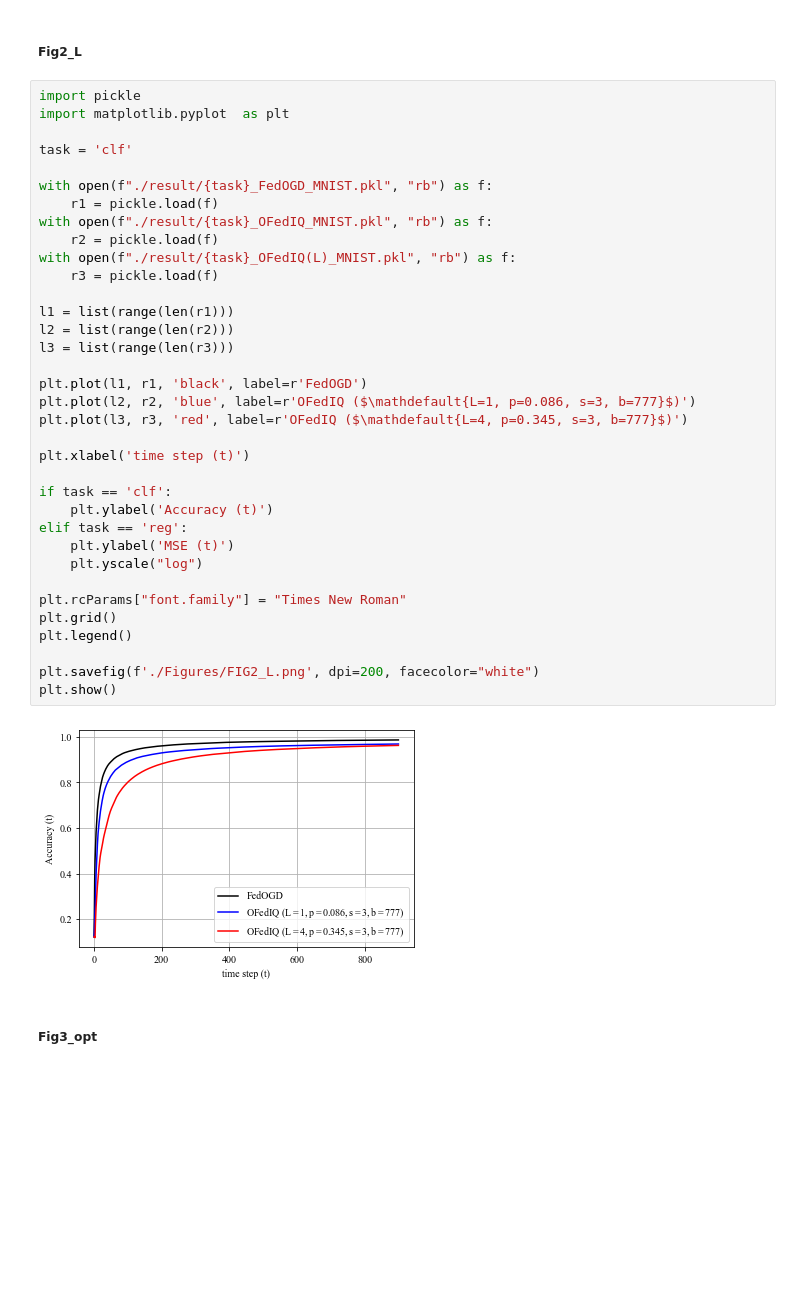
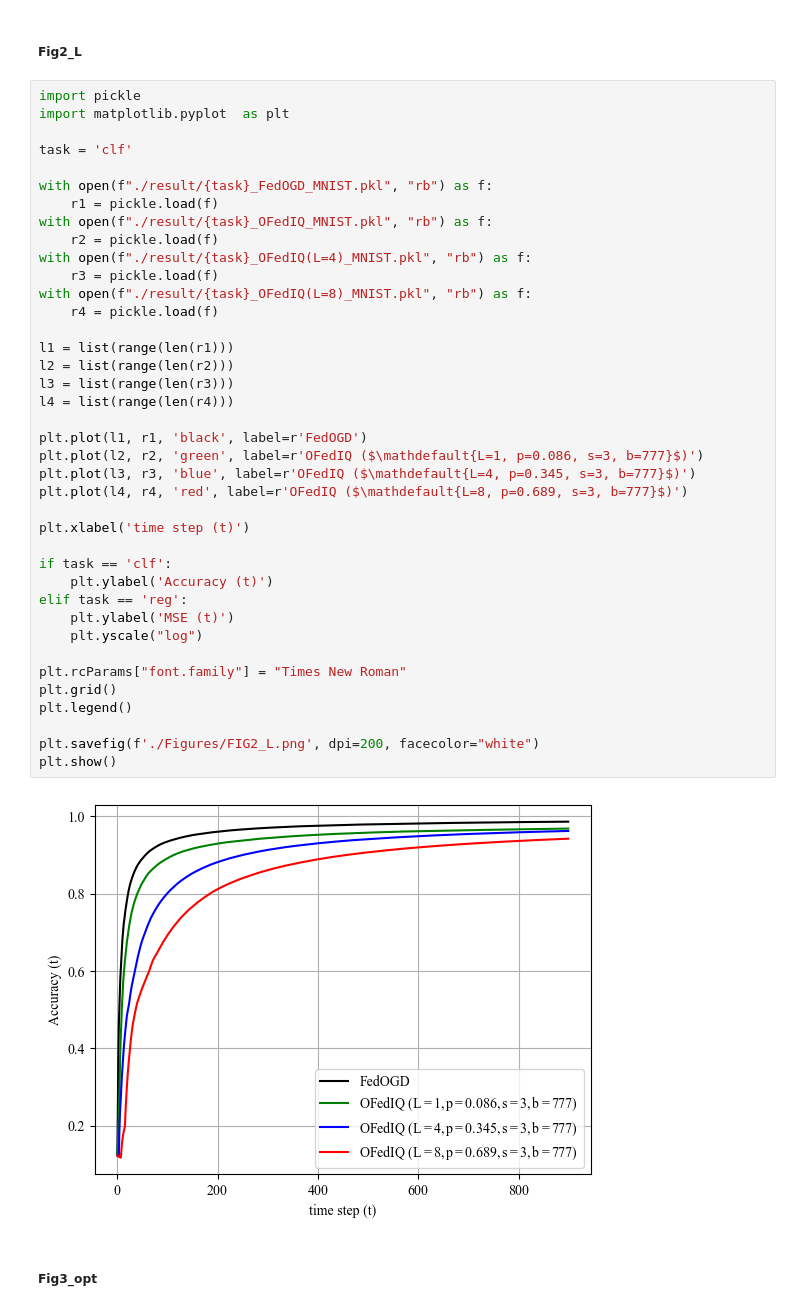
Before and after one commit to IISL-HYU/RegretAnalysis_OFL, a Jupyter notebook: plot.ipynb, the cells around one changed output. Saved outputs shown, nothing was run; the diff lists cells and outputs as text; blank space fills up the shorter version.

```diff
--- a/plot.ipynb
+++ b/plot.ipynb
@@ -43,37 +43,41 @@ import matplotlib.pyplot  as plt
 
 task = 'clf'
 
 with open(f"./result/{task}_FedOGD_MNIST.pkl", "rb") as f:
     r1 = pickle.load(f)
 with open(f"./result/{task}_OFedIQ_MNIST.pkl", "rb") as f:
     r2 = pickle.load(f)
-with open(f"./result/{task}_OFedIQ(L)_MNIST.pkl", "rb") as f:
+with open(f"./result/{task}_OFedIQ(L=4)_MNIST.pkl", "rb") as f:
     r3 = pickle.load(f)
+with open(f"./result/{task}_OFedIQ(L=8)_MNIST.pkl", "rb") as f:
+    r4 = pickle.load(f)
 
 l1 = list(range(len(r1)))
 l2 = list(range(len(r2)))
 l3 = list(range(len(r3)))
+l4 = list(range(len(r4)))
 
 plt.plot(l1, r1, 'black', label=r'FedOGD')
-plt.plot(l2, r2, 'blue', label=r'OFedIQ ($\mathdefault{L=1, p=0.086, s=3, b=777}$)')
-plt.plot(l3, r3, 'red', label=r'OFedIQ ($\mathdefault{L=4, p=0.345, s=3, b=777}$)')
+plt.plot(l2, r2, 'green', label=r'OFedIQ ($\mathdefault{L=1, p=0.086, s=3, b=777}$)')
+plt.plot(l3, r3, 'blue', label=r'OFedIQ ($\mathdefault{L=4, p=0.345, s=3, b=777}$)')
+plt.plot(l4, r4, 'red', label=r'OFedIQ ($\mathdefault{L=8, p=0.689, s=3, b=777}$)')
 
 plt.xlabel('time step (t)')
 
 if task == 'clf':
     plt.ylabel('Accuracy (t)')
 elif task == 'reg':
     plt.ylabel('MSE (t)')
     plt.yscale("log")
 
 plt.rcParams["font.family"] = "Times New Roman"
 plt.grid()
 plt.legend()
 
 plt.savefig(f'./Figures/FIG2_L.png', dpi=200, facecolor="white")
 plt.show()
 # %% [output]
-[figure, old version]
+[figure, new version]
 # %% [markdown]
 ##### Fig3_opt
 # %%
```
Also changed, not shown: 5 other files.
